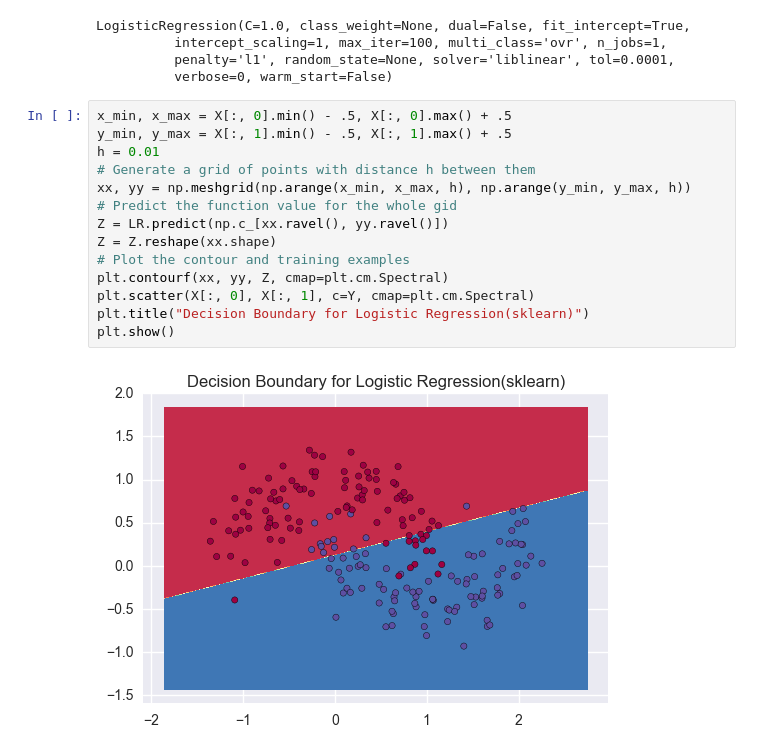
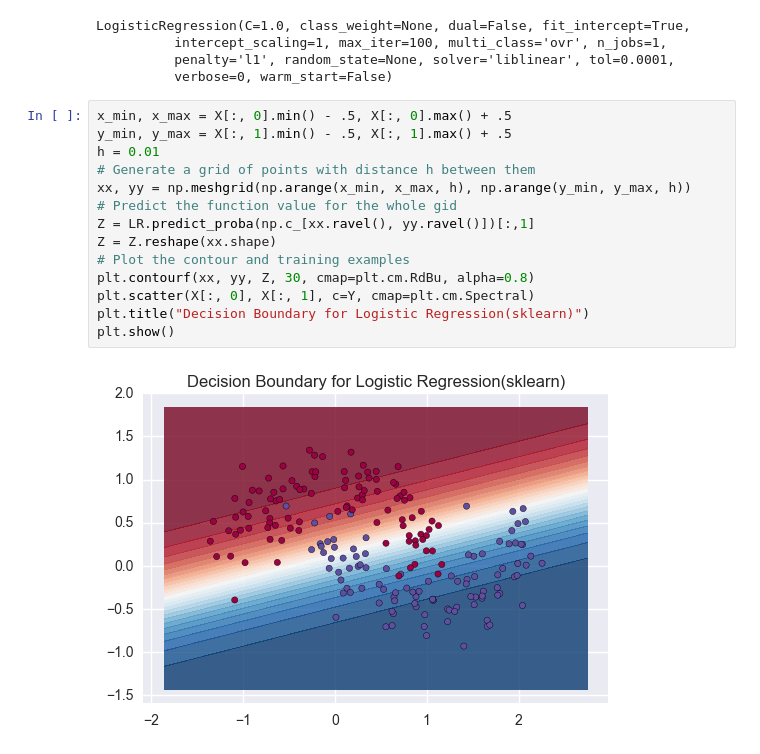
Before and after one commit to lixintong1992/Machine_Learning, a Jupyter notebook: Logistic Regression/Logistic Regression.ipynb, the cells around one changed output. Drawn from its saved outputs; the diff is of its cells as text.

Commit message:
figure more great

```diff
--- a/Logistic Regression/Logistic Regression.ipynb
+++ b/Logistic Regression/Logistic Regression.ipynb
@@ -135,16 +135,16 @@ LogisticRegression(C=1.0, class_weight=None, dual=False, fit_intercept=True,
 # %%
 x_min, x_max = X[:, 0].min() - .5, X[:, 0].max() + .5
 y_min, y_max = X[:, 1].min() - .5, X[:, 1].max() + .5
 h = 0.01
 # Generate a grid of points with distance h between them
 xx, yy = np.meshgrid(np.arange(x_min, x_max, h), np.arange(y_min, y_max, h))
 # Predict the function value for the whole gid
-Z = LR.predict(np.c_[xx.ravel(), yy.ravel()])
+Z = LR.predict_proba(np.c_[xx.ravel(), yy.ravel()])[:,1]
 Z = Z.reshape(xx.shape)
 # Plot the contour and training examples
-plt.contourf(xx, yy, Z, cmap=plt.cm.Spectral)
+plt.contourf(xx, yy, Z, 30, cmap=plt.cm.RdBu, alpha=0.8)
 plt.scatter(X[:, 0], X[:, 1], c=Y, cmap=plt.cm.Spectral)
 plt.title("Decision Boundary for Logistic Regression(sklearn)")
 plt.show()
 # %% [output]
-[figure, old version]
+[figure, new version]
```
Also changed, not shown: parts of 1 cell of this notebook.
